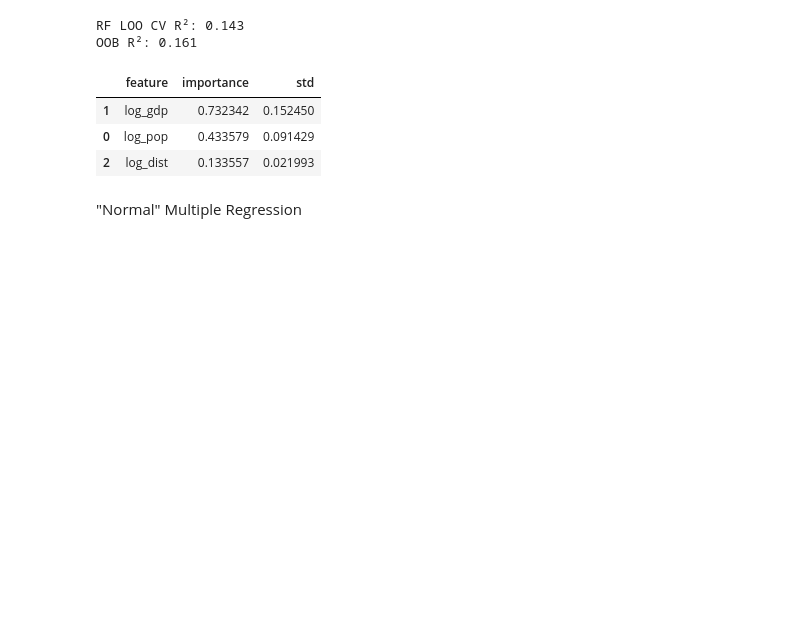
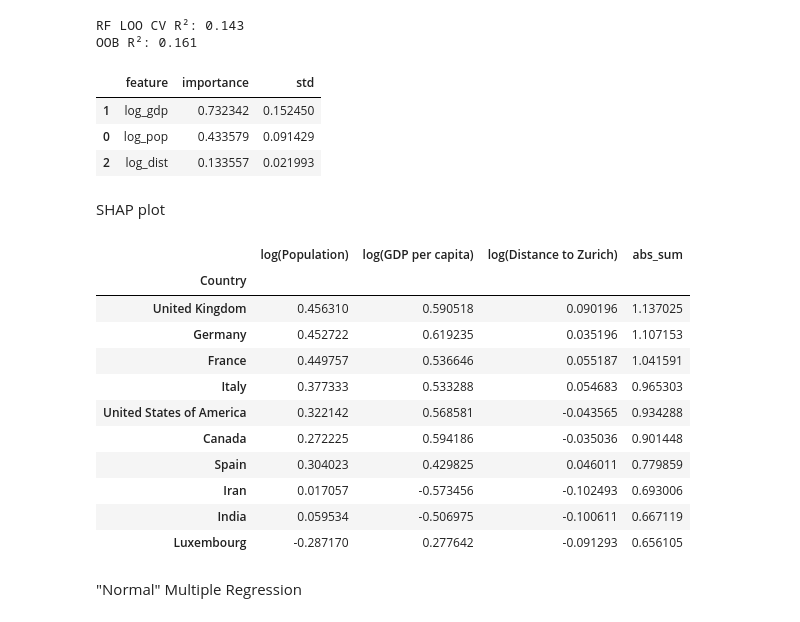
Before and after one commit to yannicknicolaswirz/Master_Thesis, a Jupyter notebook: Code/Part3_Regression.ipynb, the cells around one changed output. Drawn from its saved outputs; the diff is of its cells as text; code cells hidden in the pictures; blank space fills up the shorter version.

```diff
--- a/Code/Part3_Regression.ipynb
+++ b/Code/Part3_Regression.ipynb
@@ -252,6 +254,63 @@ fig.suptitle("Partial Dependence: Random Forest Regression (Global)")
 plt.tight_layout(rect=[0, 0, 1, 0.94])
 plt.savefig("../Products/Part3/RF_partial_dependence.png", dpi=300, bbox_inches="tight")
 plt.close()
+# %% [markdown]
+SHAP plot
+# %%
+X_shap = final_X.rename(columns=feature_labels)
+
+explainer = shap.TreeExplainer(rf)
+shap_values = explainer.shap_values(X_shap)
+
+# Beeswarm
+own.setup_figure_style(base_fontsize=15)
+
+order = np.argsort(np.abs(shap_values).mean(axis=0))
+cols = X_shap.columns[order]
+
+rng = np.random.default_rng(1)
+fig, ax = plt.subplots(figsize=(13, 5))
+
+for i, col in enumerate(cols):
+    j = list(X_shap.columns).index(col)
+    sv = shap_values[:, j]
+    vals = X_shap[col].values
+    norm = (vals - vals.min()) / (vals.max() - vals.min())
+    sc = ax.scatter(sv, np.full(len(sv), i), c=norm, cmap=colors.red_blue, s=80, edgecolor="none", alpha=0.9, vmin=0, vmax=1)
+
+ax.axvline(0, color="grey", linewidth=0.8)
+ax.set_yticks(range(len(cols)))
+ax.set_yticklabels(cols)
+ax.set_xlabel("SHAP value (impact on predicted log(observations))")
+ax.set_title("SHAP values: Random Forest Regression (Global)")
+ax.grid(axis="x", linestyle="--", alpha=0.4)
+
+cb = fig.colorbar(sc, ax=ax, pad=0.02)
+cb.set_ticks([0, 1])
+cb.set_ticklabels(["Low", "High"])
+cb.set_label("Feature value")
+
+plt.tight_layout()
+plt.savefig("../Products/Part3/RF_shap_beeswarm.png", dpi=300, bbox_inches="tight")
+plt.close()
+
+# Which country impact the prediction the most
+shap_df = pd.DataFrame(shap_values, columns=X_shap.columns, index=d["Country"])
+shap_df["abs_sum"] = shap_df.abs().sum(axis=1)
+display(shap_df.sort_values("abs_sum", ascending=False).head(10))
+# %% [output]
+|  | log(Population) | log(GDP per capita) | log(Distance to Zurich) | abs_sum |
+| Country |  |  |  |  |
+| United Kingdom | 0.456310 | 0.590518 | 0.090196 | 1.137025 |
+| Germany | 0.452722 | 0.619235 | 0.035196 | 1.107153 |
+| France | 0.449757 | 0.536646 | 0.055187 | 1.041591 |
+| Italy | 0.377333 | 0.533288 | 0.054683 | 0.965303 |
+| United States of America | 0.322142 | 0.568581 | -0.043565 | 0.934288 |
+| Canada | 0.272225 | 0.594186 | -0.035036 | 0.901448 |
+| Spain | 0.304023 | 0.429825 | 0.046011 | 0.779859 |
+| Iran | 0.017057 | -0.573456 | -0.102493 | 0.693006 |
+| India | 0.059534 | -0.506975 | -0.100611 | 0.667119 |
+| Luxembourg | -0.287170 | 0.277642 | -0.091293 | 0.656105 |
 # %% [markdown]
 "Normal" Multiple Regression
 # %%
```
Also changed, not shown: parts of 4 cells of this notebook, 9 other files.
